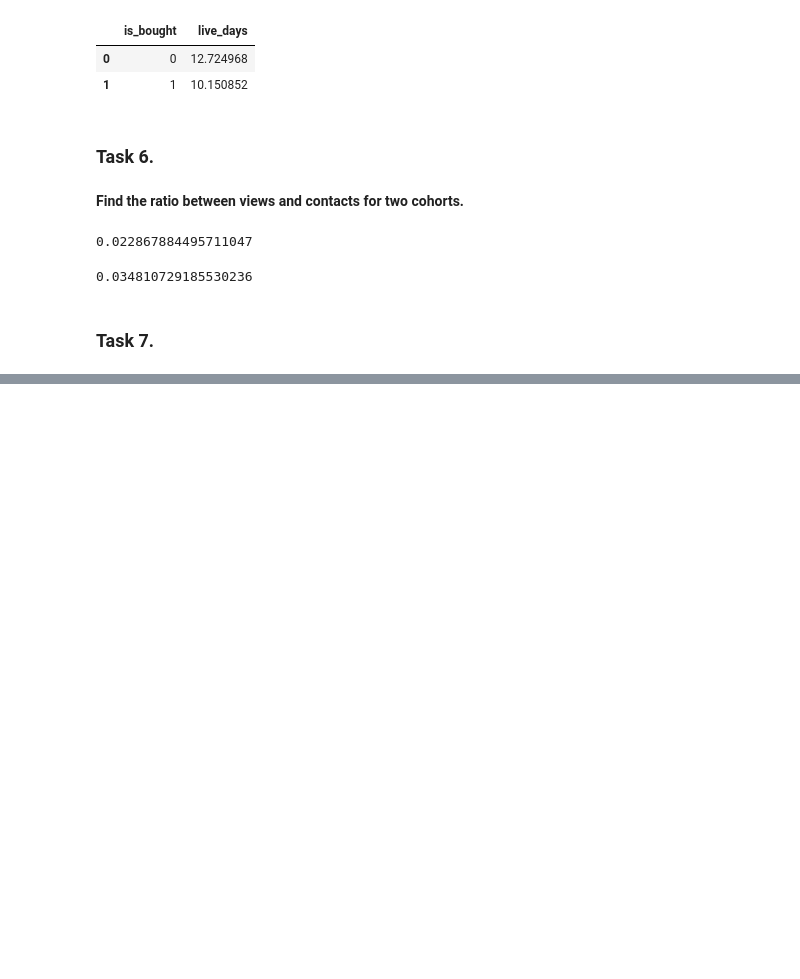
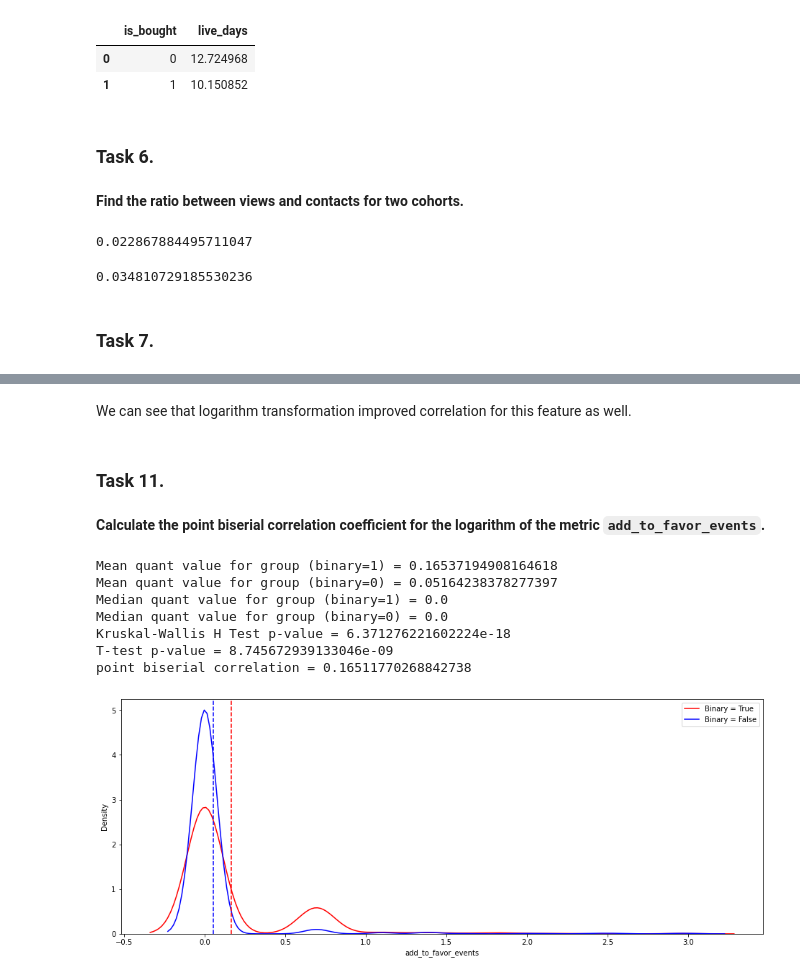
Before and after one commit to nktnlx/advanced_data_analysis_course, a Jupyter notebook: 03_ab_testing/01_proxy_metrics.ipynb, the cells around one changed output, grey strips where cells are left out. Saved outputs shown, nothing was run; the diff lists cells and outputs as text; code cells hidden in the pictures; blank space fills up the shorter version.

```diff
--- a/03_ab_testing/01_proxy_metrics.ipynb
+++ b/03_ab_testing/01_proxy_metrics.ipynb
@@ -132,0 +266,20 @@ tbc..
+# %% [markdown]
+We can see that logarithm transformation improved correlation for this feature as well.
+# %% [markdown]
+### Task 11.
+# %% [markdown]
+**Calculate the point biserial correlation coefficient for the logarithm of the metric `add_to_favor_events`.**
+# %%
+_ = find_cat_quant_correlation(np.log(df.add_to_favor_events + 1),
+                               df['is_bought']==1,
+                               plot=True,
+                               print_inference=True)
+# %% [output]
+Mean quant value for group (binary=1) = 0.16537194908164618
+Mean quant value for group (binary=0) = 0.05164238378277397
+Median quant value for group (binary=1) = 0.0
+Median quant value for group (binary=0) = 0.0
+Kruskal-Wallis H Test p-value = 6.371276221602224e-18
+T-test p-value = 8.745672939133046e-09
+point biserial correlation = 0.16511770268842738
+[figure, added]
```
Also changed, not shown: parts of 25 cells of this notebook.
